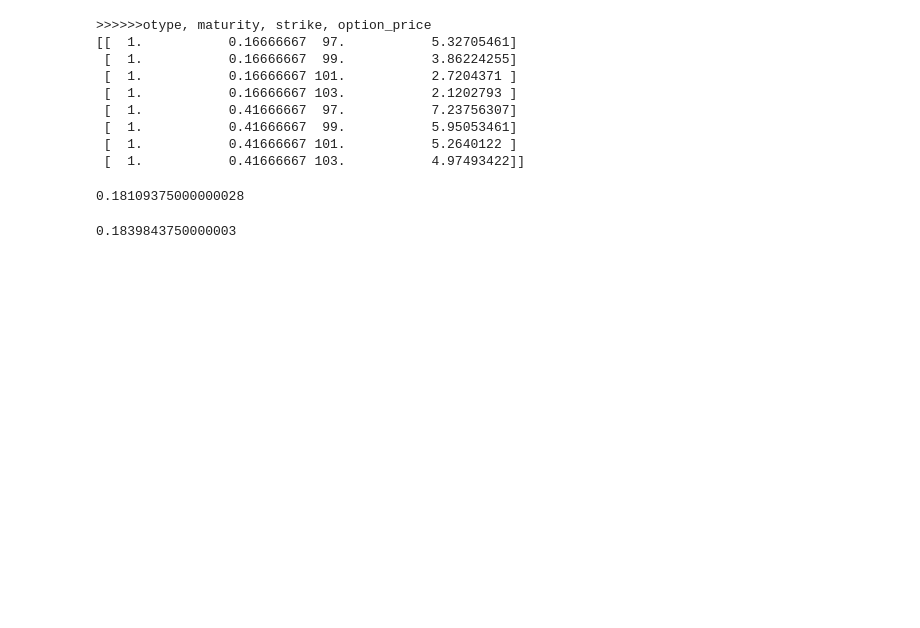
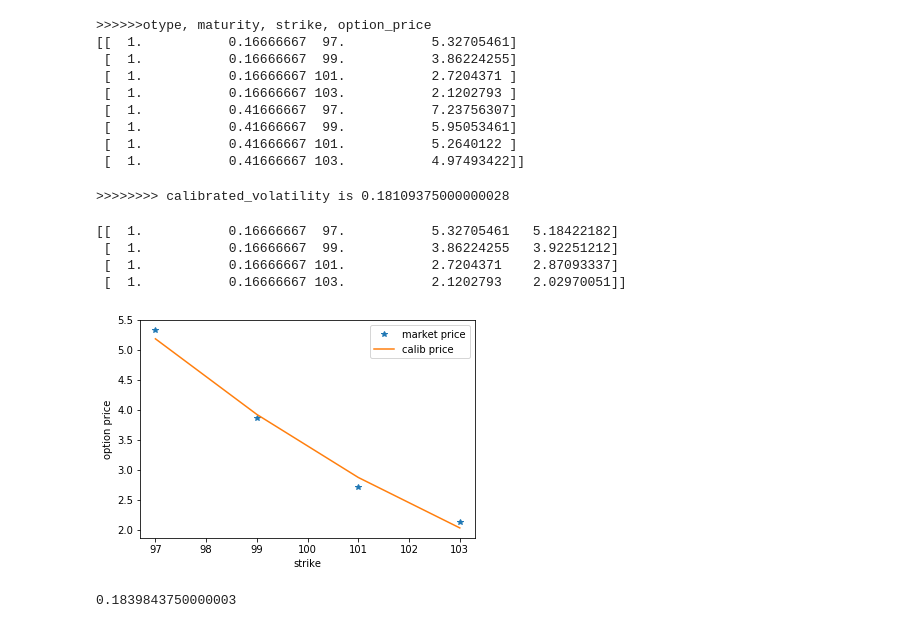
Before and after one commit to songqsh/18ma573v01, a Jupyter notebook: src/bsm_calibration.ipynb, the cells around one changed output. Saved outputs shown, nothing was run; the diff lists cells and outputs as text; code cells hidden in the pictures; blank space fills up the shorter version.

```diff
--- a/src/bsm_calibration.ipynb
+++ b/src/bsm_calibration.ipynb
@@ -117,13 +117,37 @@ def bsm_calibration(spot_price, interest_rate, option_array):
 
         return error_sum
     return so.fmin(error_function, 0.1, disp = False)[0]
+# %%
+filter1 = np_option_data1[np_option_data1[:,1] == 2/12]
+calibrated_volatility1 = bsm_calibration(100, .05, filter1)
+print('>>>>>>>> calibrated_volatility is ' + str(calibrated_volatility1))
+# %% [output]
+>>>>>>>> calibrated_volatility is 0.18109375000000028
+# %%
+gbm1 = Gbm(100., .05, calibrated_volatility1)
+#add a column for calibrated option price
+filter1_calibrated = np.append(filter1, np.zeros([filter1.shape[0],1]), axis = 1)
+for i in range(filter1.shape[0]):
+    option1 = EuropeanOption(otype = filter1[i,0],
+                             maturity = filter1[i,1],
+                             strike = filter1[i,2]
+                            )
+    filter1_calibrated[i, 4] = gbm1.bsm_price(option1)
+print(filter1_calibrated)
+plt.plot(filter1_calibrated[:,2], filter1_calibrated[:,3], '*', label='market price')
+plt.plot(filter1_calibrated[:,2], filter1_calibrated[:,4], label = 'calib price')
+plt.ylabel('option price')
+plt.xlabel('strike with fixed 2-mon maturity')
+plt.legend()
+plt.show()
+# %% [output]
+[[  1.           0.16666667  97.           5.32705461   5.18422182]
+ [  1.           0.16666667  99.           3.86224255   3.92251212]
+ [  1.           0.16666667 101.           2.7204371    2.87093337]
+ [  1.           0.16666667 103.           2.1202793    2.02970051]]
+[figure, added]
 # %%
-filter1 = np_option_data2[np_option_data2[:,1] == 2/12]
+filter1 = np_option_data1[np_option_data1[:,1] == 5/12]
 bsm_calibration(100, .05, filter1)
 # %% [output]
-0.18109375000000028
+0.1839843750000003
-# %%
-filter2 = np_option_data2[np_option_data2[:,1] == 5/12]
-bsm_calibration(100, .05, filter2)
-# %% [output]
-0.1839843750000003
```
Also changed, not shown: parts of 1 cell of this notebook.
